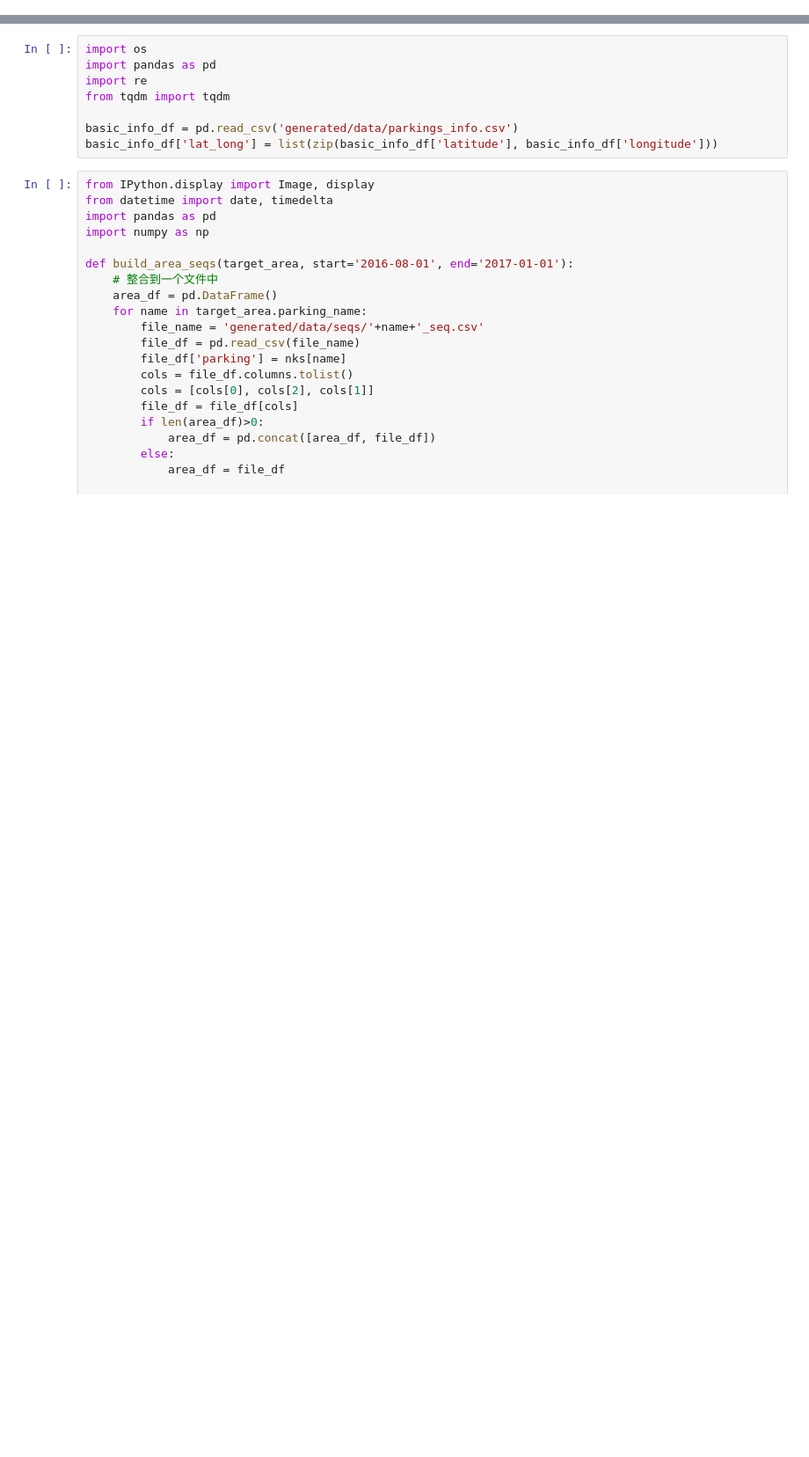
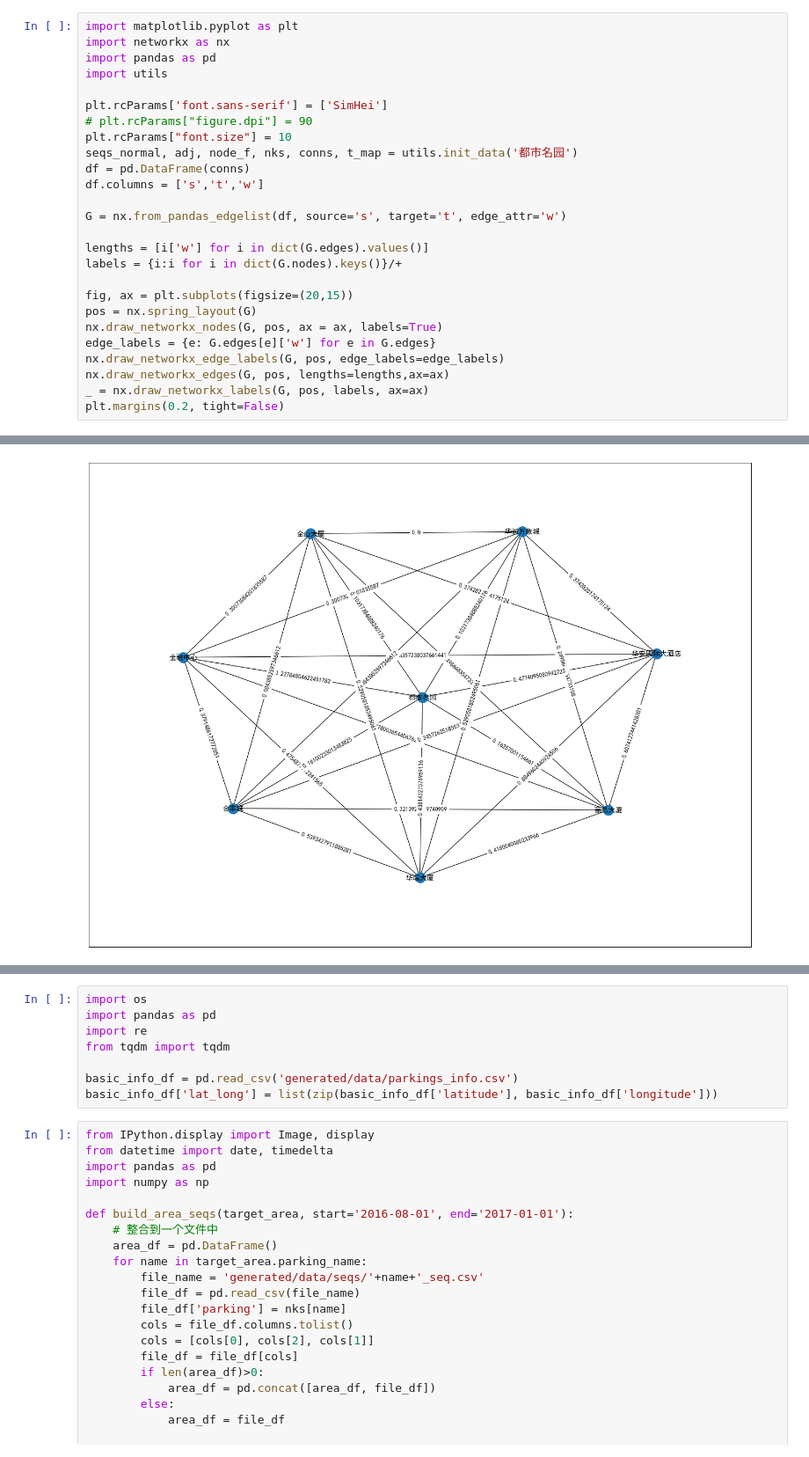
Before and after one commit to vaecole/SIAT-AUTOS-ITS, a Jupyter notebook: GCN-GRU-MC-GAN/demo.ipynb, the cells around one changed output, grey strips where cells are left out. Shown at 88% size. Drawn from its saved outputs; the diff is of its cells as text; blank space fills up the shorter version.

Commit message:
add compare and graph with distance

```diff
--- a/GCN-GRU-MC-GAN/demo.ipynb
+++ b/GCN-GRU-MC-GAN/demo.ipynb
@@ -0,0 +49,27 @@
+# %%
+import matplotlib.pyplot as plt
+import networkx as nx
+import pandas as pd
+import utils
+
+plt.rcParams['font.sans-serif'] = ['SimHei']
+# plt.rcParams["figure.dpi"] = 90
+plt.rcParams["font.size"] = 10
+seqs_normal, adj, node_f, nks, conns, t_map = utils.init_data('都市名园')
+df = pd.DataFrame(conns)
+df.columns = ['s','t','w']
+
+G = nx.from_pandas_edgelist(df, source='s', target='t', edge_attr='w')
+
+lengths = [i['w'] for i in dict(G.edges).values()]
+labels = {i:i for i in dict(G.nodes).keys()}/+
+
+fig, ax = plt.subplots(figsize=(20,15))
+pos = nx.spring_layout(G)
+nx.draw_networkx_nodes(G, pos, ax = ax, labels=True)
+edge_labels = {e: G.edges[e]['w'] for e in G.edges}
+nx.draw_networkx_edge_labels(G, pos, edge_labels=edge_labels)
+nx.draw_networkx_edges(G, pos, lengths=lengths,ax=ax)
+_ = nx.draw_networkx_labels(G, pos, labels, ax=ax)
+plt.margins(0.2, tight=False)
+# %% [output]
@@ -0,0 +77 @@
+[figure, added]
```
Also changed, not shown: parts of 20 cells of this notebook, 8 other files.
